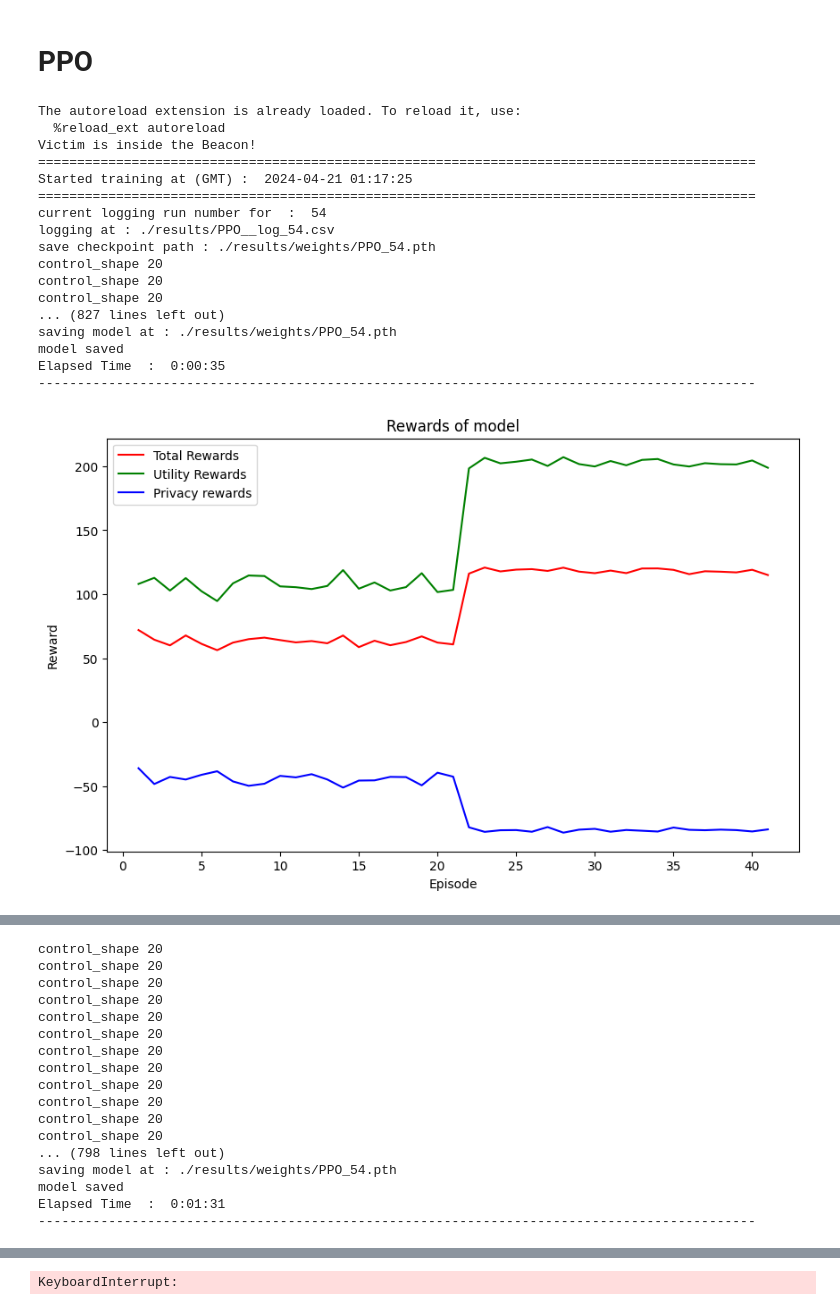
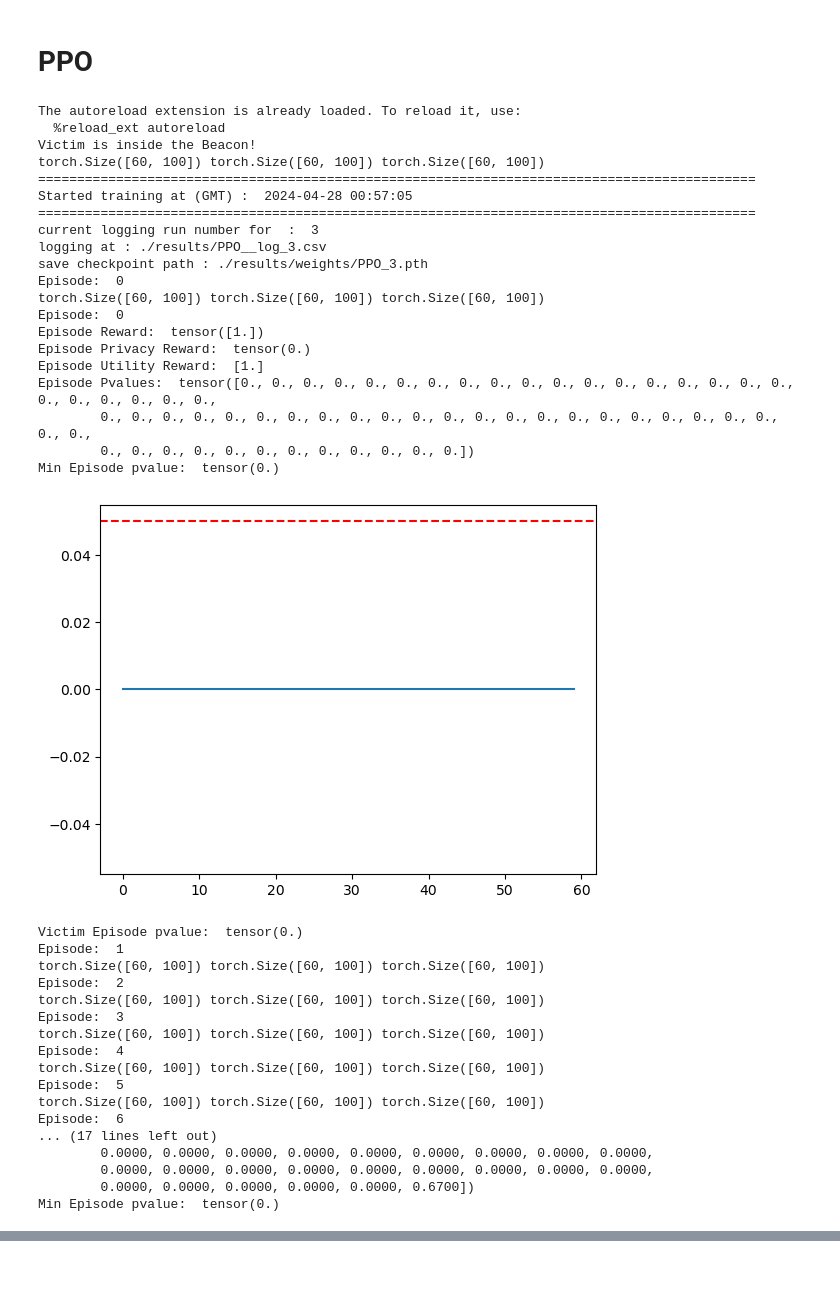
Before and after one commit to ciceklab/beacon-defense-strategies, a Jupyter notebook: main.ipynb, the cells around one changed output, grey strips where cells are left out. Saved outputs shown, nothing was run; the diff lists cells and outputs as text; code cells hidden in the pictures; blank space fills up the shorter version.

```diff
--- a/main.ipynb
+++ b/main.ipynb
@@ -40,7 +38,7 @@ parser.add_argument("--latent1", default=256, required=False, help="Latent Space
 parser.add_argument("--latent2", default=256, required=False, help="Latent Space Size for second layer of network.")
 
 # Env Properties
-parser.add_argument('--control_size', default=20, type=int, help='Beacon and Attacker Control group size')
+parser.add_argument('--control_size', default=100, type=int, help='Beacon and Attacker Control group size')
 parser.add_argument('--gene_size', default=100, type=int, help='States gene size')
 parser.add_argument('--beacon_size', default=60, type=int, help='Beacon population size')
 parser.add_argument('--victim_prob', default=1, type=float, help='Victim inside beacon or not!')
@@ -49,7 +47,7 @@ parser.add_argument('--attacker_type', default="optimal", choices=["random", "op
 
 
 parser.add_argument('--pop_reset_freq', default=10000, type=int, help='Reset Population Frequency (Epochs)')
-parser.add_argument('--update_freq', default=20, type=int, help='Train Agent model frequency')
+parser.add_argument('--update_freq', default=10, type=int, help='Train Agent model frequency')
 parser.add_argument('--plot-freq', default=40, type=int, metavar='N', help='Plot Frequencies')
 parser.add_argument('--val-freq', default=50, type=int, metavar='N', help='Validation frequencies')
 
@@ -124,40 +122,60 @@ random_seed = 0         # set random seed if required (0 = no random seed)
 # %%
 %load_ext autoreload
 %autoreload 2
 from environment import BeaconEnv
 from ppo import PPO
 from engine import train, val
 
 def main():
     env = BeaconEnv(args, beacon, maf_values, binary)
-    state_dim = args.beacon_size * args.gene_size * 4
+    state_dim = (args.beacon_size + args.control_size) * args.gene_size * 5
     action_dim = env.action_space.shape[0]
 
     # initialize a PPO agent
     ppo_agent = PPO(state_dim, action_dim, lr_actor, lr_critic, gamma, K_epochs, eps_clip, has_continuous_action_space, action_std)
 
     train(args, env, ppo_agent)
 
-    val(args, ppo_agent, env)
+    # val(args, ppo_agent, env)
 
 if __name__ == '__main__':
     main()
 # %% [output]
 The autoreload extension is already loaded. To reload it, use:
   %reload_ext autoreload
 Victim is inside the Beacon!
+torch.Size([60, 100]) torch.Size([60, 100]) torch.Size([60, 100])
 ============================================================================================
-Started training at (GMT) :  2024-04-21 01:17:25
+Started training at (GMT) :  2024-04-28 00:57:05
 ============================================================================================
-current logging run number for  :  54
-logging at : ./results/PPO__log_54.csv
-save checkpoint path : ./results/weights/PPO_54.pth
-control_shape 20
-control_shape 20
-control_shape 20
-... (827 lines left out)
-saving model at : ./results/weights/PPO_54.pth
-model saved
-Elapsed Time  :  0:00:35
---------------------------------------------------------------------------------------------
+current logging run number for  :  3
+logging at : ./results/PPO__log_3.csv
+save checkpoint path : ./results/weights/PPO_3.pth
+Episode:  0
+torch.Size([60, 100]) torch.Size([60, 100]) torch.Size([60, 100])
+Episode:  0
+Episode Reward:  tensor([1.])
+Episode Privacy Reward:  tensor(0.)
+Episode Utility Reward:  [1.]
+Episode Pvalues:  tensor([0., 0., 0., 0., 0., 0., 0., 0., 0., 0., 0., 0., 0., 0., 0., 0., 0., 0., 0., 0., 0., 0., 0., 0.,
+        0., 0., 0., 0., 0., 0., 0., 0., 0., 0., 0., 0., 0., 0., 0., 0., 0., 0., 0., 0., 0., 0., 0., 0.,
+        0., 0., 0., 0., 0., 0., 0., 0., 0., 0., 0., 0.])
+Min Episode pvalue:  tensor(0.)
-[figure, old version]
+[figure, new version]
+Victim Episode pvalue:  tensor(0.)
+Episode:  1
+torch.Size([60, 100]) torch.Size([60, 100]) torch.Size([60, 100])
+Episode:  2
+torch.Size([60, 100]) torch.Size([60, 100]) torch.Size([60, 100])
+Episode:  3
+torch.Size([60, 100]) torch.Size([60, 100]) torch.Size([60, 100])
+Episode:  4
+torch.Size([60, 100]) torch.Size([60, 100]) torch.Size([60, 100])
+Episode:  5
+torch.Size([60, 100]) torch.Size([60, 100]) torch.Size([60, 100])
+Episode:  6
+... (17 lines left out)
+        0.0000, 0.0000, 0.0000, 0.0000, 0.0000, 0.0000, 0.0000, 0.0000, 0.0000,
+        0.0000, 0.0000, 0.0000, 0.0000, 0.0000, 0.0000, 0.0000, 0.0000, 0.0000,
+        0.0000, 0.0000, 0.0000, 0.0000, 0.0000, 0.6700])
+Min Episode pvalue:  tensor(0.)
@@ -167,17 +182,0 @@ Elapsed Time  :  0:00:35
-control_shape 20
-control_shape 20
-control_shape 20
-control_shape 20
-control_shape 20
-control_shape 20
-control_shape 20
-control_shape 20
-control_shape 20
-control_shape 20
-control_shape 20
-control_shape 20
-... (798 lines left out)
-saving model at : ./results/weights/PPO_54.pth
-model saved
-Elapsed Time  :  0:01:31
---------------------------------------------------------------------------------------------
@@ -205 +185,0 @@ updating the agent
-KeyboardInterrupt:
```
Also changed, not shown: parts of 11 cells of this notebook, 3 other files.
